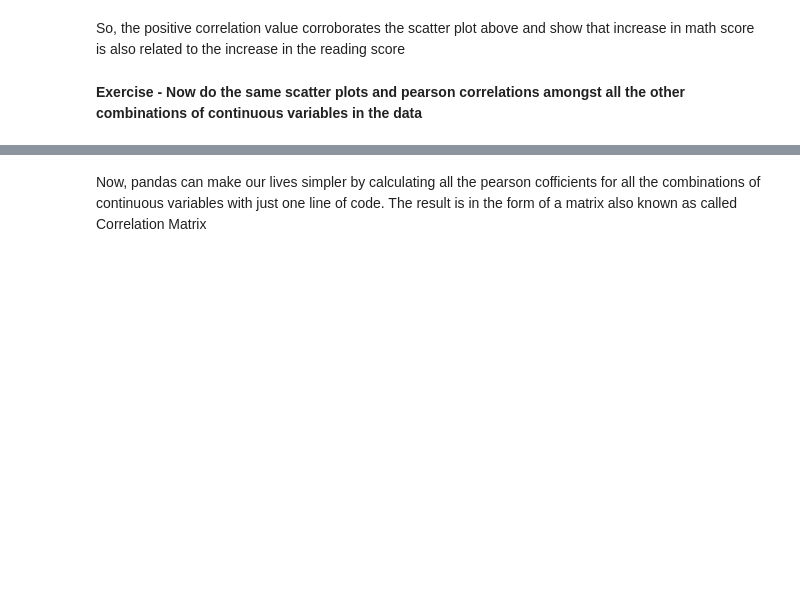
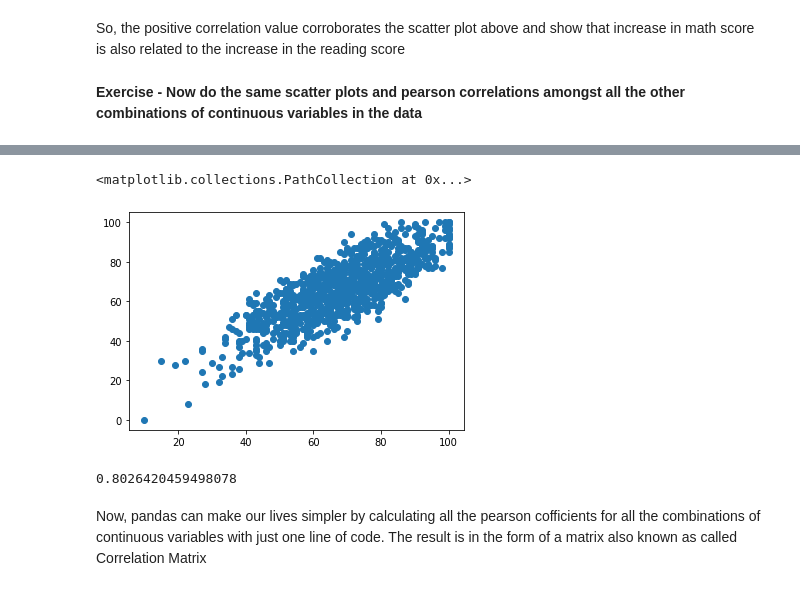
Before and after one commit to Ankan-Das/Machine-Learning, a Jupyter notebook: ML_Lecture_1.ipynb, the cells around one changed output, grey strips where cells are left out. Cells and saved outputs as stored; diff of their text form; code cells hidden in the pictures; blank space fills up the shorter version.

```diff
--- a/ML_Lecture_1.ipynb
+++ b/ML_Lecture_1.ipynb
@@ -199,3 +231,13 @@ So, the positive correlation value corroborates the scatter plot above and show
+# %%
+plt.scatter(x = data['writing score'], y = data['math score'])
+# %% [output]
+<matplotlib.collections.PathCollection at 0x...>
+[figure, added]
+# %%
+corr, _ = pearsonr(x = data['writing score'], y = data['math score'])
+print(corr)
+# %% [output]
+0.8026420459498078
 # %% [markdown]
 Now, pandas can make our lives simpler by calculating all the pearson cofficients for all the combinations of continuous variables with just one line of code. The result is in the form of a matrix also known as called Correlation Matrix
 # %%
```
Also changed, not shown: parts of 4 cells of this notebook.
